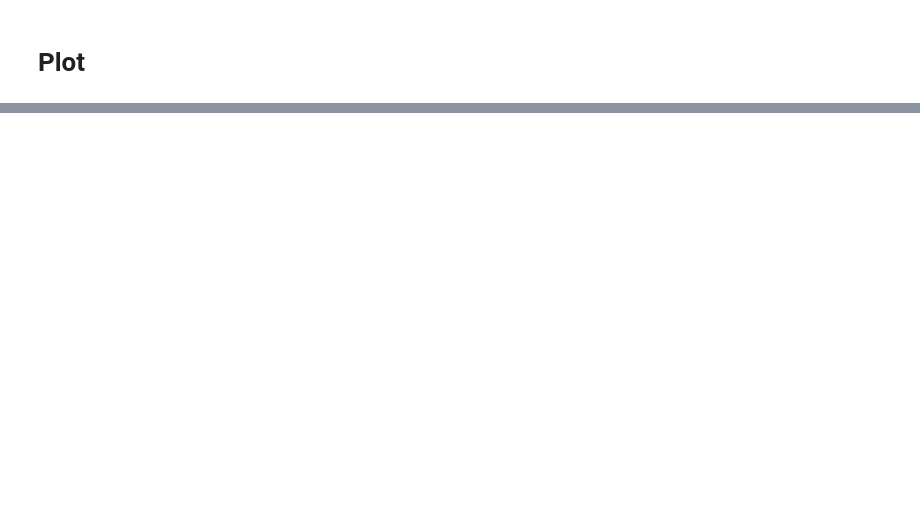
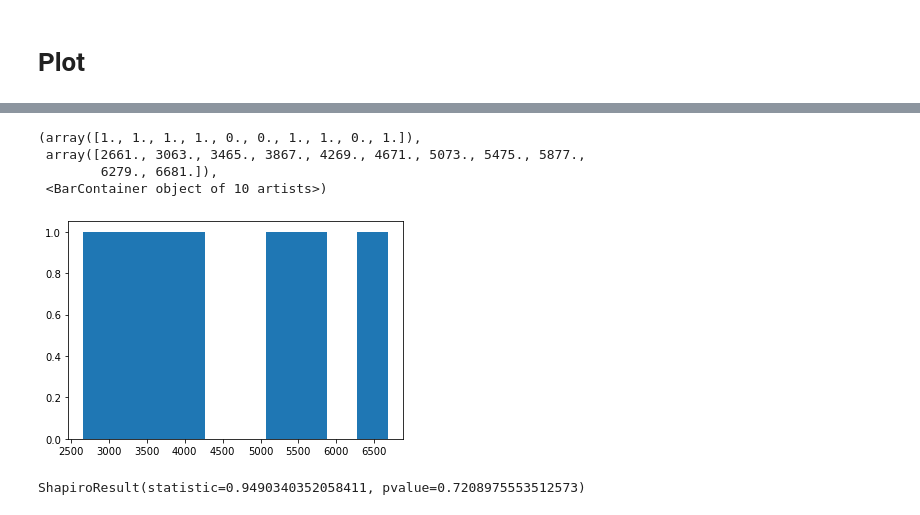
Before and after one commit to Markloftus/Yq12, a Jupyter notebook: DYZ2_Consensus_Check.ipynb, the cells around one changed output, grey strips where cells are left out. Drawn from its saved outputs; the diff is of its cells as text; code cells hidden in the pictures; blank space fills up the shorter version.

```diff
--- a/DYZ2_Consensus_Check.ipynb
+++ b/DYZ2_Consensus_Check.ipynb
@@ -864,0 +998,2 @@ plt.show()
+# %%
+dyz2 = list(tempDF[tempDF['Repeat']=='DYZ2']['Total Repeats'])
@@ -864,0 +1041,12 @@ plt.show()
+# %%
+plt.hist(dyz2)
+# %% [output]
+(array([1., 1., 1., 1., 0., 0., 1., 1., 0., 1.]),
+ array([2661., 3063., 3465., 3867., 4269., 4671., 5073., 5475., 5877.,
+        6279., 6681.]),
+ <BarContainer object of 10 artists>)
+[figure, added]
+# %%
+shapiro_test_dyz2
+# %% [output]
+ShapiroResult(statistic=0.9490340352058411, pvalue=0.7208975553512573)
```
Also changed, not shown: parts of 51 cells of this notebook.
